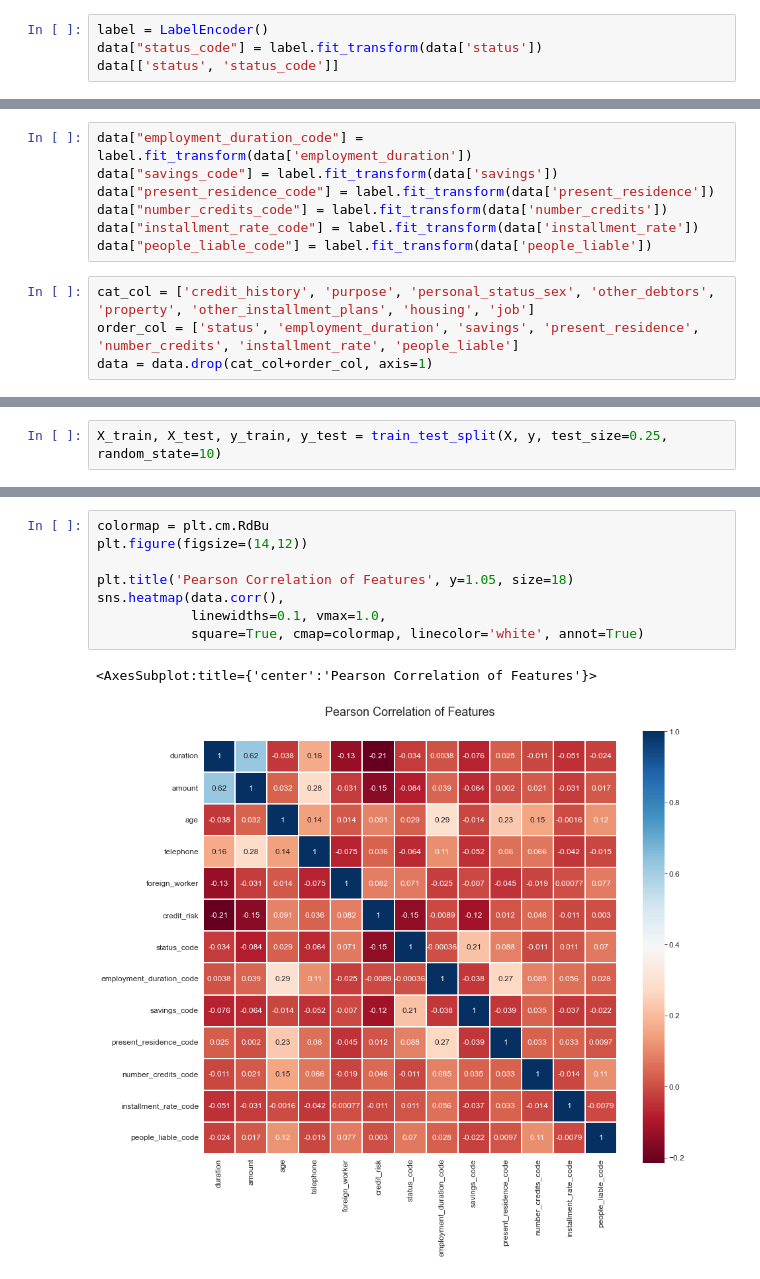
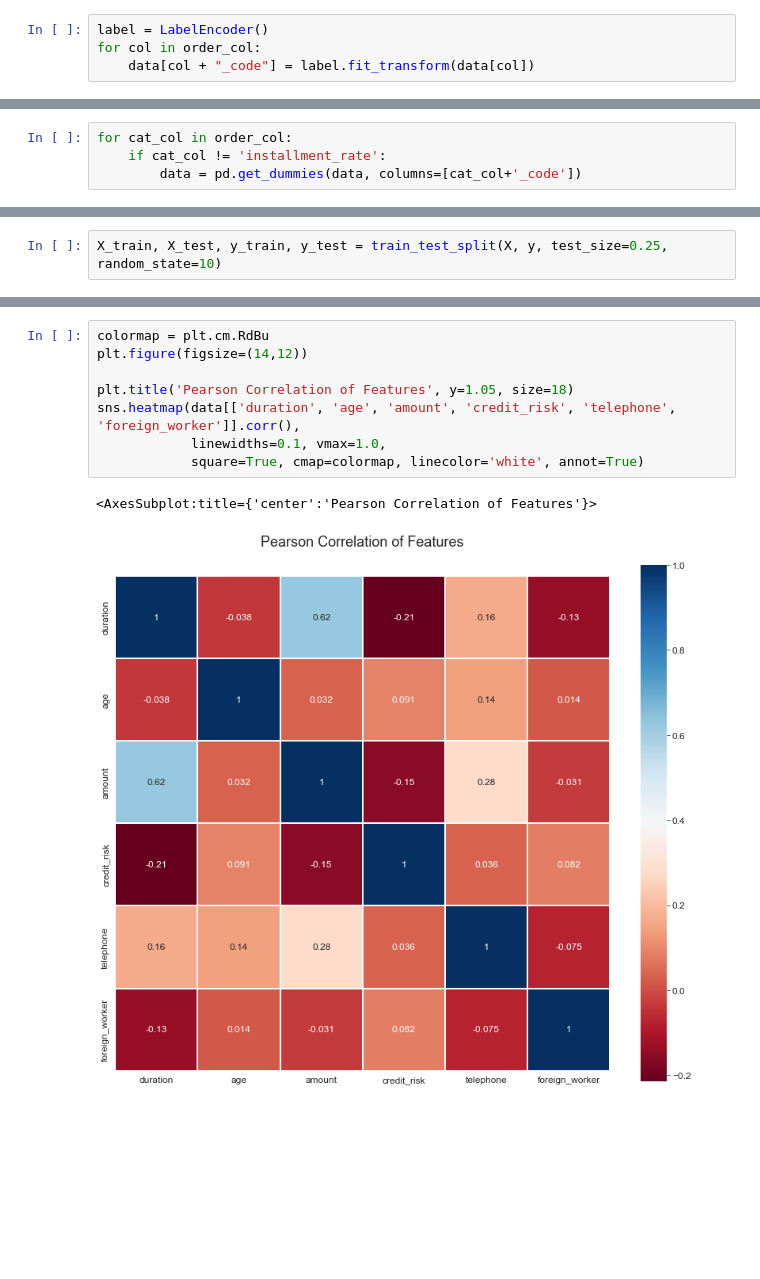
Before and after one commit to Darinochka/course_python_iad, a Jupyter notebook: machine_learning/homeworks/hw03-EDA/hw03-EDA.ipynb, the cells around one changed output, grey strips where cells are left out. Drawn from its saved outputs; the diff is of its cells as text; blank space fills up the shorter version.

```diff
--- a/machine_learning/homeworks/hw03-EDA/hw03-EDA.ipynb
+++ b/machine_learning/homeworks/hw03-EDA/hw03-EDA.ipynb
@@ -319,4 +324,4 @@ from sklearn.preprocessing import LabelEncoder
 # %%
 label = LabelEncoder()
-data["status_code"] = label.fit_transform(data['status'])
-data[['status', 'status_code']]
+for col in order_col:
+    data[col + "_code"] = label.fit_transform(data[col])
@@ -337,11 +327,0 @@ data[['status', 'status_code']]
-# %%
-data["employment_duration_code"] = label.fit_transform(data['employment_duration'])
-data["savings_code"] = label.fit_transform(data['savings'])
-data["present_residence_code"] = label.fit_transform(data['present_residence'])
-data["number_credits_code"] = label.fit_transform(data['number_credits'])
-data["installment_rate_code"] = label.fit_transform(data['installment_rate'])
-data["people_liable_code"] = label.fit_transform(data['people_liable'])
-# %%
-cat_col = ['credit_history', 'purpose', 'personal_status_sex', 'other_debtors', 'property', 'other_installment_plans', 'housing', 'job']
-order_col = ['status', 'employment_duration', 'savings', 'present_residence', 'number_credits', 'installment_rate', 'people_liable']
-data = data.drop(cat_col+order_col, axis=1)
@@ -451,0 +445,4 @@ accuracy_score(y_test, knn.predict(X_test))
+# %%
+for cat_col in order_col:
+    if cat_col != 'installment_rate':
+        data = pd.get_dummies(data, columns=[cat_col+'_code'])
@@ -493,11 +501,11 @@ accuracy_score(y_test, knn.predict(X_test))
 # %%
 colormap = plt.cm.RdBu
 plt.figure(figsize=(14,12))
 
 plt.title('Pearson Correlation of Features', y=1.05, size=18)
-sns.heatmap(data.corr(),
+sns.heatmap(data[['duration', 'age', 'amount', 'credit_risk', 'telephone', 'foreign_worker']].corr(),
             linewidths=0.1, vmax=1.0,
             square=True, cmap=colormap, linecolor='white', annot=True)
 # %% [output]
 <AxesSubplot:title={'center':'Pearson Correlation of Features'}>
-[figure, old version]
+[figure, new version]
```
Also changed, not shown: parts of 27 cells of this notebook, 1 other file.
